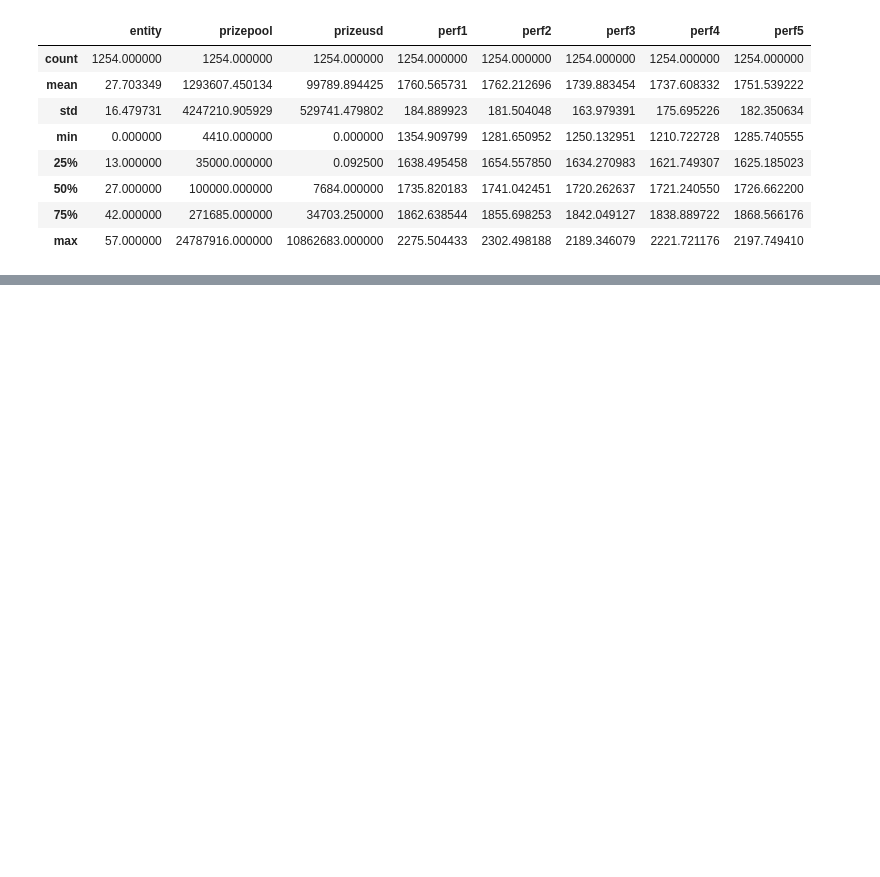
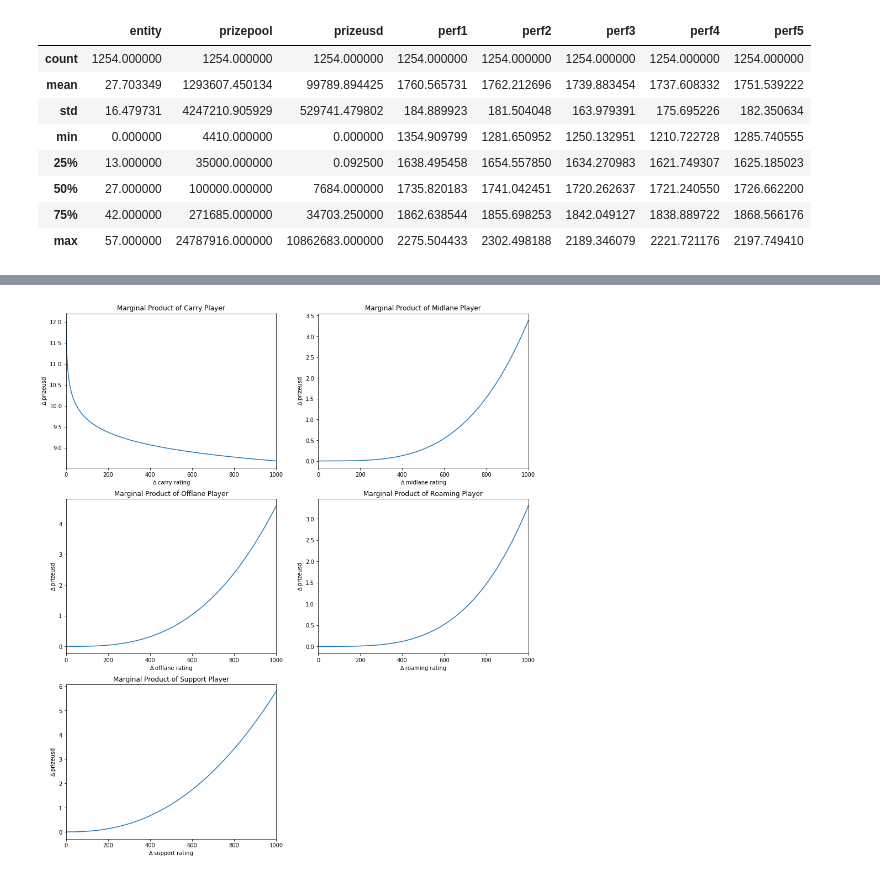
Before and after one commit to thasarito/econo, a Jupyter notebook: glicko production function.ipynb, the cells around one changed output, grey strips where cells are left out. Saved outputs shown, nothing was run; the diff lists cells and outputs as text; code cells hidden in the pictures; blank space fills up the shorter version.

```diff
--- a/glicko production function.ipynb
+++ b/glicko production function.ipynb
@@ -219,9 +211,9 @@ np.divide(1000, 100)
 # %%
 from linearmodels import PanelOLS
 panel_data = pf.set_index(['entity', 'start']).sort_index()
-panel_data['const'] = 1
+panel_data['const'] = np.e
 Y = np.add(1, panel_data['prizeusd']).apply(np.log)
-X = panel_data[['perf1', 'perf2', 'perf3', 'perf4', 'perf5']].apply(np.log)
+X = panel_data[['perf1', 'perf2', 'perf3', 'perf4', 'perf5', 'const']].apply(np.log)
 mod = PanelOLS(Y, X, entity_effects=True, time_effects=True)
 res = mod.fit()
 res.summary
@@ -228,9 +250,0 @@ res.summary
-# %%
-from linearmodels import PanelOLS
-panel_data = pf.set_index(['entity', 'start']).sort_index()
-panel_data['const'] = 1
-Y = np.add(1, panel_data['prizeusd']).apply(np.log)
-X = np.divide(panel_data[['perf1', 'perf2', 'perf3', 'perf4', 'perf5']], 250).apply(np.log)
-mod = PanelOLS(Y, X, entity_effects=True, time_effects=True)
-res = mod.fit()
-res.summary
@@ -266,0 +251,45 @@ Included effects: Entity, Time
+# %%
+# create 1000 equally spaced points between -10 and 10
+prizex = np.linspace(1, 1000, 2000)
+carrymean = 2000**res.params.perf1
+midlanermean = 2000**res.params.perf2
+offlanemean = 2000**res.params.perf3
+roamingmean = 2000**res.params.perf4
+supportmean = 2000**res.params.perf5
+# calculate the y value for each element of the x vector
+carryprize = (np.e**res.params.const) * res.params.perf1 * (prizex**(res.params.perf1 - 1)) * midlanermean * offlanemean * roamingmean * supportmean
+midlanerprize = (np.e**res.params.const) * res.params.perf2 * (prizex**(res.params.perf2 - 1)) * carrymean * offlanemean * roamingmean * supportmean
+offlaneprize = (np.e**res.params.const) * res.params.perf3 * (prizex**(res.params.perf3 - 1)) * midlanermean * carrymean * roamingmean * supportmean
+roamingprize = (np.e**res.params.const) * res.params.perf4 * (prizex**(res.params.perf4 - 1)) * midlanermean * offlanemean * carrymean * supportmean
+supportprize = (np.e**res.params.const) * res.params.perf5 * (prizex**(res.params.perf5 - 1)) * midlanermean * offlanemean * roamingmean * carrymean
+fig, ax = plt.subplots(3, 2, figsize=(15, 17.5))
+ax[0, 0].plot(prizex, carryprize)
+ax[0, 0].set_title("Marginal Product of Carry Player")
+ax[0, 0].set_ylabel("∆ prizeusd")
+ax[0, 0].set_xlabel("∆ carry rating")
+ax[0, 0].set_xlim(0, 1000)
+ax[0, 1].plot(prizex, midlanerprize)
+ax[0, 1].set_title("Marginal Product of Midlane Player")
+ax[0, 1].set_ylabel("∆ prizeusd")
+ax[0, 1].set_xlabel("∆ midlane rating")
+ax[0, 1].set_xlim(0, 1000)
+ax[1, 0].plot(prizex, offlaneprize)
+ax[1, 0].set_title("Marginal Product of Offlane Player")
+ax[1, 0].set_ylabel("∆ prizeusd")
+ax[1, 0].set_xlabel("∆ offlane rating")
+ax[1, 0].set_xlim(0, 1000)
+ax[1, 1].plot(prizex, roamingprize)
+ax[1, 1].set_title("Marginal Product of Roaming Player")
+ax[1, 1].set_ylabel("∆ prizeusd")
+ax[1, 1].set_xlabel("∆ roaming rating")
+ax[1, 1].set_xlim(0, 1000)
+ax[2, 0].plot(prizex, supportprize)
+ax[2, 0].set_title("Marginal Product of Support Player")
+ax[2, 0].set_ylabel("∆ prizeusd")
+ax[2, 0].set_xlabel("∆ support rating")
+ax[2, 0].set_xlim(0, 1000)
+ax[2, 1].set_axis_off()
+
+plt.show()
+# %% [output]
+[figure, added]
```
Also changed, not shown: parts of 6 cells of this notebook, 6 other files.
